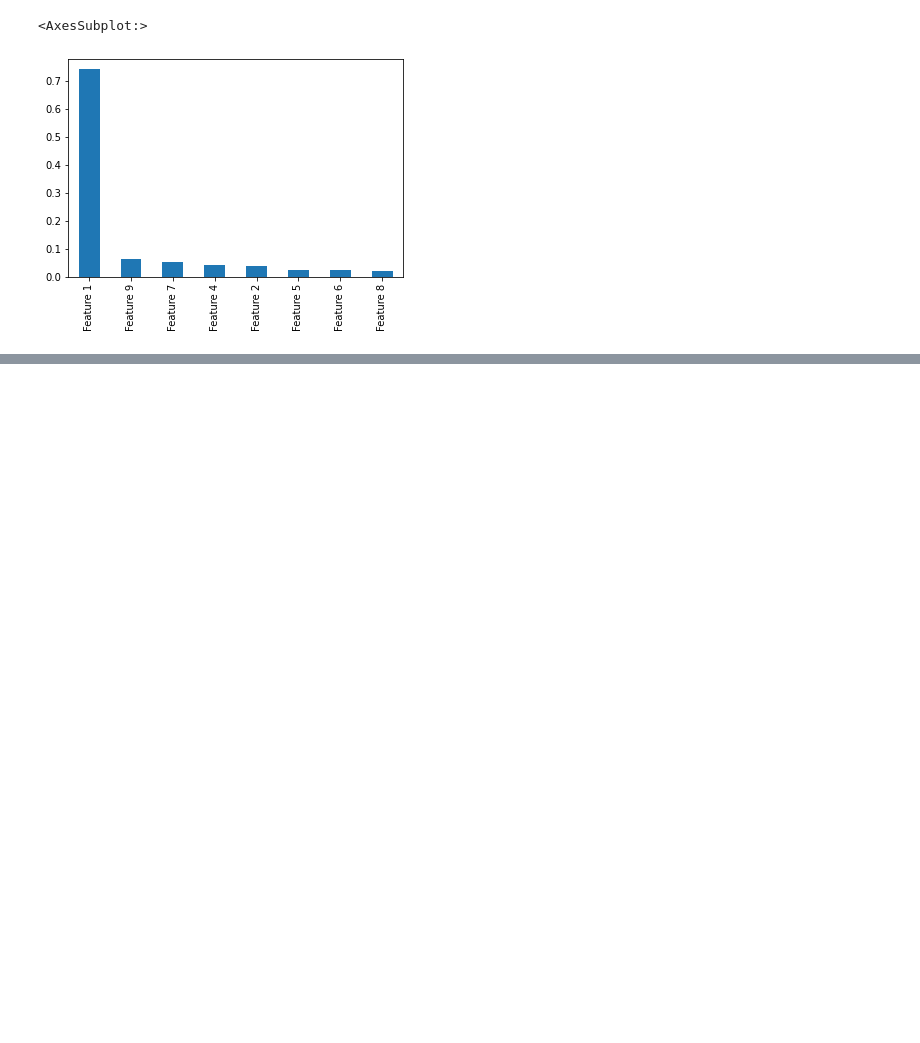
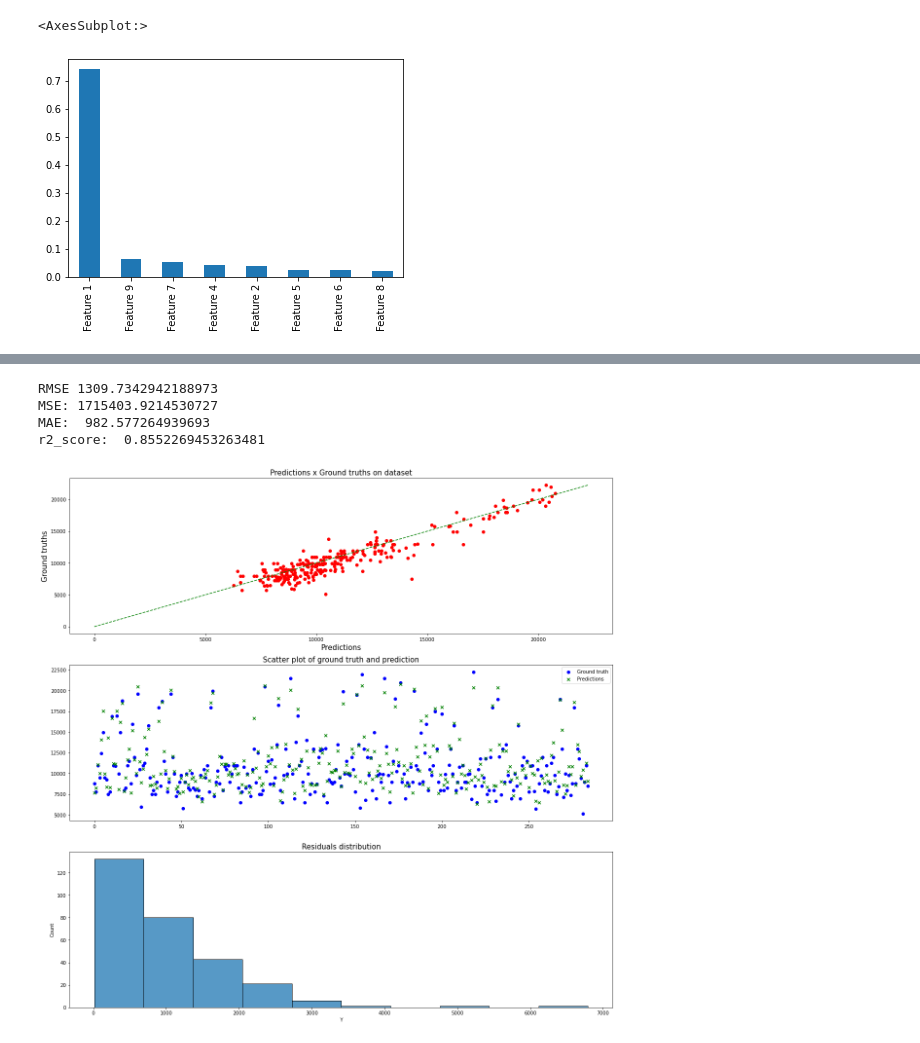
Before and after one commit to potus84/Inmeta, a Jupyter notebook: Modelling.ipynb, the cells around one changed output, grey strips where cells are left out. Drawn from its saved outputs; the diff is of its cells as text; code cells hidden in the pictures; blank space fills up the shorter version.

```diff
--- a/Modelling.ipynb
+++ b/Modelling.ipynb
@@ -326,0 +332,18 @@ Average 5-fold test_neg_root_mean_squared_error
+# %%
+ann = Sequential()
+depth = 4
+hidden_nodes = [30, 20, 20, 30]
+ann.add(Input(shape=X_train.shape[1]))
+
+for i in range(depth):
+    if(isinstance(hidden_nodes, list)):
+        ann.add(Dense(hidden_nodes[i], activation='relu'))
+    elif(isinstance(hidden_nodes, int)):
+        ann.add(Dense(hidden_nodes, activation='relu'))
+
+ann.add(Dense(1, activation='linear'))
+ann.summary()
+
+ann.compile(optimizer='adam', loss='mean_absolute_error', metrics=['mean_absolute_error', 'mse'])
+
+ann.fit(X_train, y_train, batch_size=32, epochs=1000)
@@ -326,0 +369,9 @@ Average 5-fold test_neg_root_mean_squared_error
+# %%
+ann_pred = ann.predict(X_test)
+vis(y_test, ann_pred.reshape(-1))
+# %% [output]
+RMSE 1309.7342942188973
+MSE: 1715403.9214530727
+MAE:  982.577264939693
+r2_score:  0.8552269453263481
+[figure, added]
```
Also changed, not shown: parts of 12 cells of this notebook.
